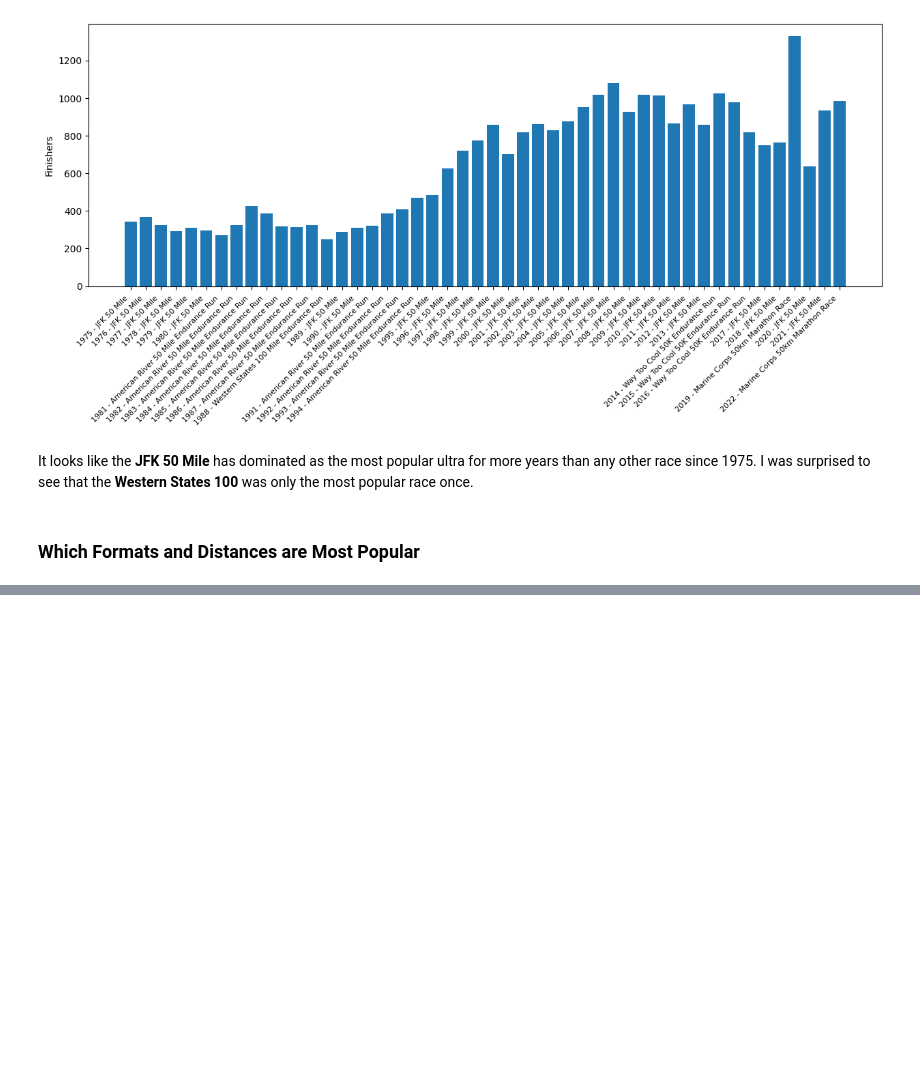
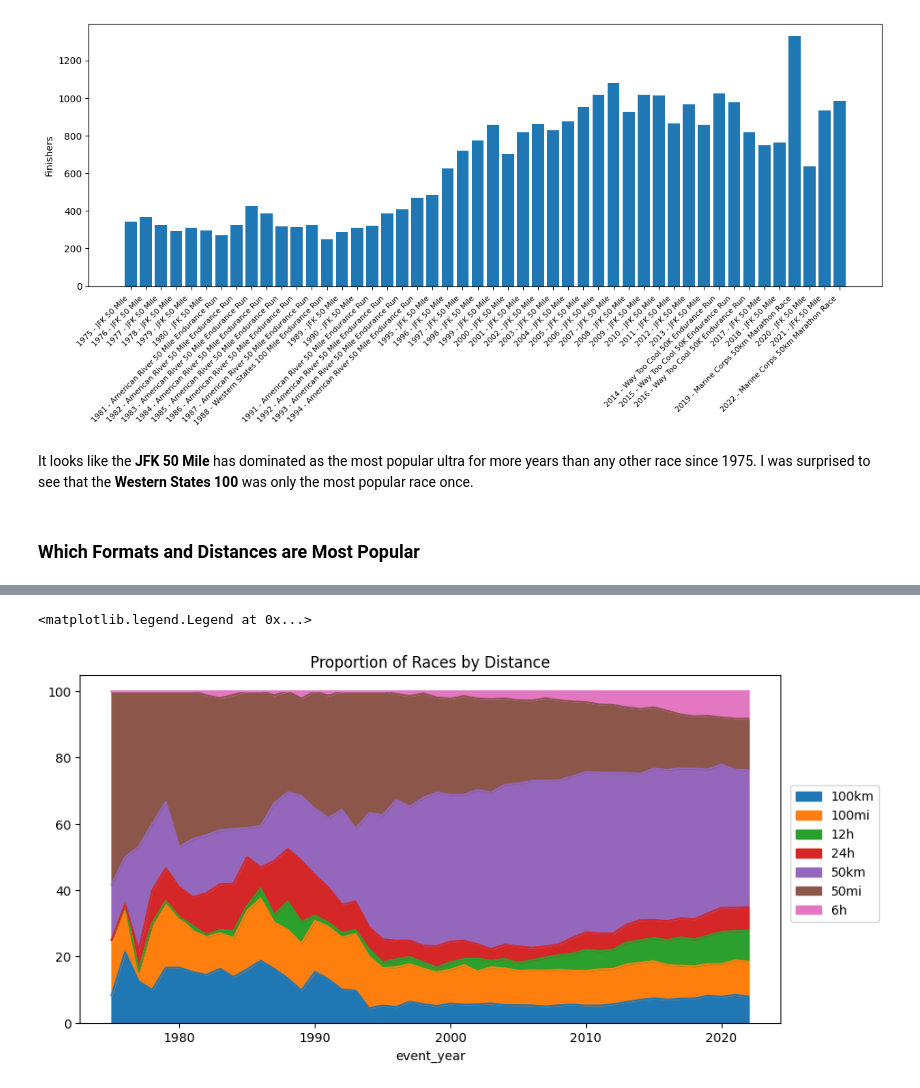
Before and after one commit to haackr/ultramarathon_data_study, a Jupyter notebook: Ultramarathons.ipynb, the cells around one changed output, grey strips where cells are left out. Drawn from its saved outputs; the diff is of its cells as text; code cells hidden in the pictures; blank space fills up the shorter version.

```diff
--- a/Ultramarathons.ipynb
+++ b/Ultramarathons.ipynb
@@ -235,0 +266,3 @@ It looks like the **JFK 50 Mile** has dominated as the most popular ultra for mo
+# %%
+us_common = us_races[us_races['event_distance_or_length'].isin(['50km','50mi','100mi','100km', '12h','24h','6h'])]
+us_common.head()
@@ -235,0 +276,6 @@ It looks like the **JFK 50 Mile** has dominated as the most popular ultra for mo
+# %%
+distance_year = us_common.groupby(['event_year','event_distance_or_length']).agg({'event_num_finishers':'sum','event_name':'count'})
+distance_year_proportion = 100 * distance_year / distance_year.groupby(level=0).sum()
+distance_year_proportion = distance_year_proportion.reset_index()
+distance_year_proportion = distance_year_proportion.rename(axis=1,mapper={'event_distance_or_length':'distance','event_num_finishers':'finisher_pct','event_name':'race_pct'})
+distance_year_proportion.head()
@@ -235,0 +289,10 @@ It looks like the **JFK 50 Mile** has dominated as the most popular ultra for mo
+# %%
+pd.pivot_table(
+    distance_year_proportion,
+    index='event_year',
+    columns='distance',
+    values='race_pct'
+).plot(kind='area', figsize=(10,5), legend=True, title='Proportion of Races by Distance').legend(bbox_to_anchor=(1.15,.7))
+# %% [output]
+<matplotlib.legend.Legend at 0x...>
+[figure, added]
```
Also changed, not shown: parts of 12 cells of this notebook.
